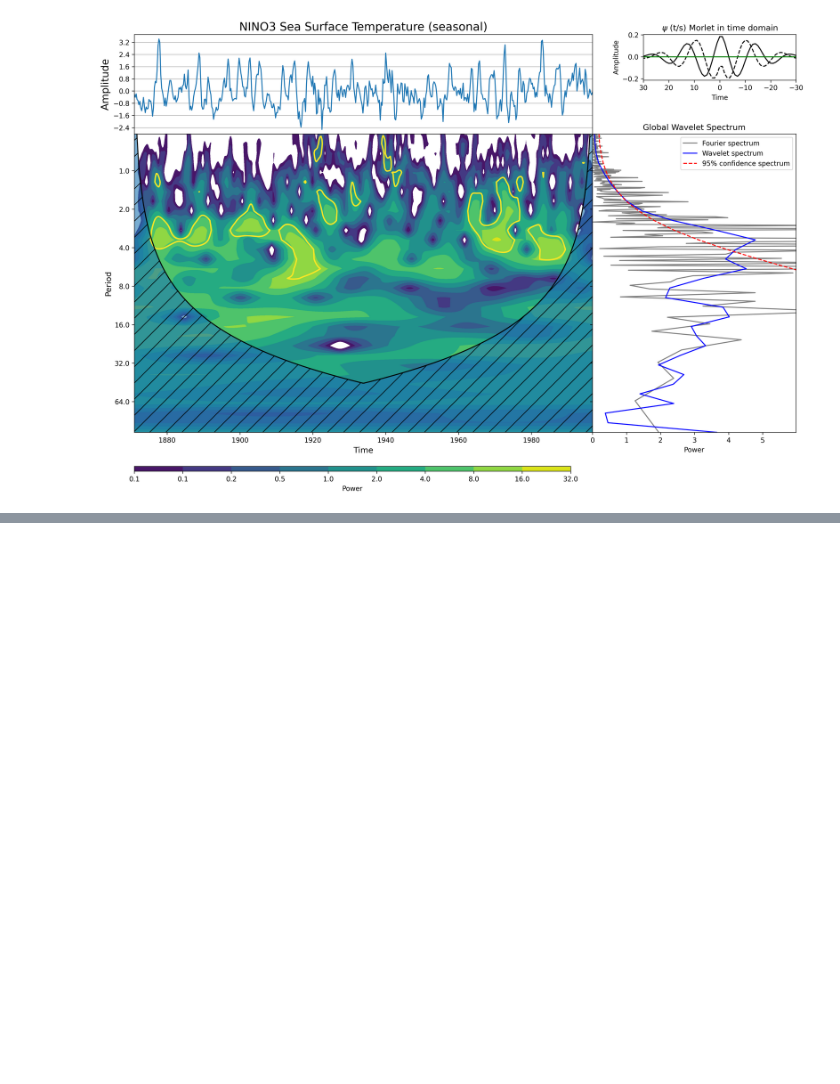
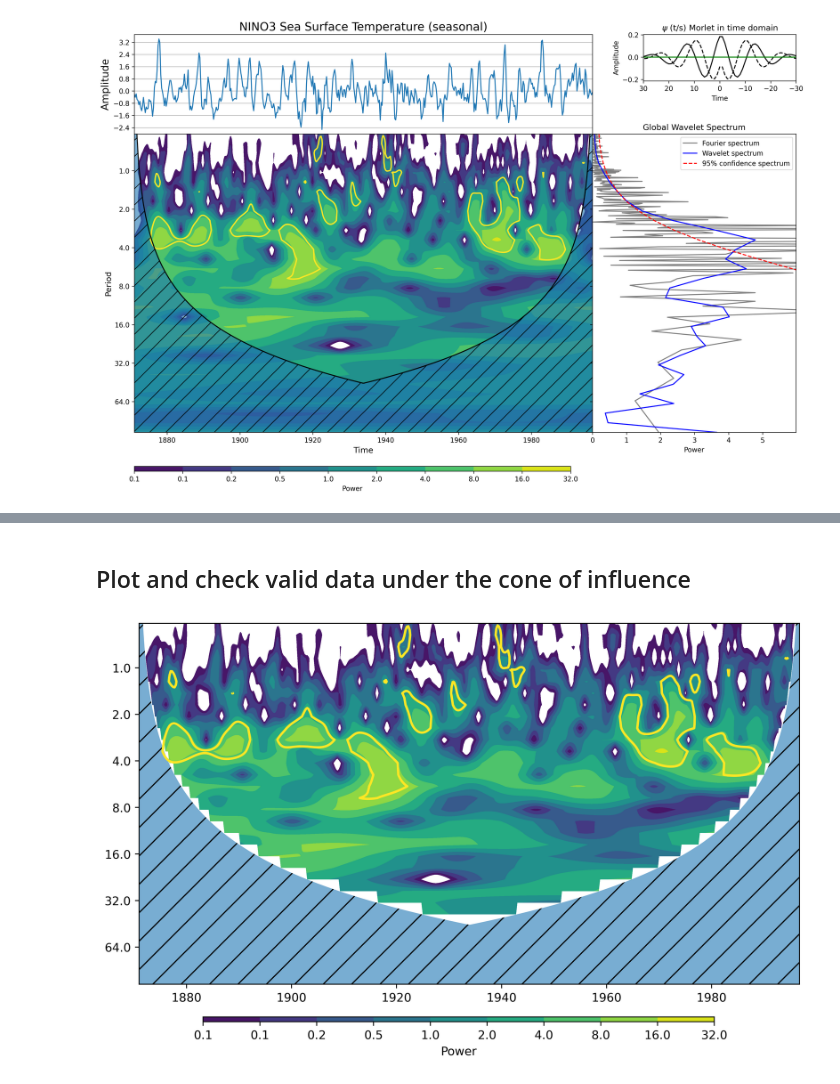
Before and after one commit to mabelcalim/waipy, a Jupyter notebook: examples/Nino3 example.ipynb, the cells around one changed output, grey strips where cells are left out. Drawn from its saved outputs; the diff is of its cells as text; code cells hidden in the pictures; blank space fills up the shorter version.

Commit message:
extract valid matrix from COI examples

```diff
--- a/examples/Nino3 example.ipynb
+++ b/examples/Nino3 example.ipynb
@@ -28,7 +28,7 @@ dt = 1/4    # amount of time between each time series value, i.e. the sampling t
             # seasonal data 1/4 year - 4 measures in 1 year
 
 T1 = 1871.  # start time
-data,time = waipy.load_txt('../../lib/waipy/data/txt/sst_nino3.dat',dt,T1)
+data,time = waipy.load_txt('../lib/waipy/data/txt/sst_nino3.dat',dt,T1)
 print (len(data))
 # %% [output]
 504
@@ -133,0 +145,63 @@ waipy.wavelet_plot(var, time, data_norm, dtmin, result)
+# %%
+import numpy as np
+import numpy.ma as ma
+xm,ym = result['power'].shape
+# create a masked matrix
+mask_COI = ma.masked_all((xm,ym))
+for i in range(xm):
+    for j in range(ym):
+        if ( np.log2(result['period'][i])<= np.log2(result['coi'][j])):
+            #print( np.log2(result_Atl['period'][i]))
+            mask_COI[i,j] = result['power'][i,j]
+# %% [markdown]
+## Plot and check valid data under the cone of influence
+# %%
+from matplotlib.pyplot import *
+def levels(result, dtmin):
+    """
+    Power levels
+    """
+
+    dtmax = result['power'].max()
+    lev = []
+    for i in range(int(log2(dtmax / dtmin)) + 1):
+        dtmin = dtmin * 2
+        lev.append(dtmin)
+    return lev
+
+lev = levels(result, dtmin)
+cmap = mpl.cm.get_cmap('viridis')
+#cmap.set_over('yellow')
+#cmap.set_under('cyan')
+#cmap.set_bad('red')
+
+yt = range(int(np.log2(result['period'][0])),int(np.log2(result['period'][-1]) + 1))
+Yticks = [float(math.pow(2, p)) for p in yt]  # make 2^periods
+
+fig = plt.figure(figsize=(10,5.5), dpi=500)
+
+ax = subplot(1,1,1)
+data,time = waipy.load_txt('../lib/waipy/data/txt/sst_nino3.dat',dt,T1)
+pc=ax.contourf(time,np.log2(result['period']) ,np.log2(mask_COI), np.log2(lev), cmap=cmap)
+ax.contour(time,np.log2(result['period'] ),result['sig95'],[-99, 1],linewidths=2)
+ax.set_yticks(yt)
+ax.set_yticklabels(Yticks)
+ax.set_ylim(ax.get_ylim()[::-1])
+
+
+ax.fill_between(time,np.log2(result['coi']),int(np.log2(result['period'][-1]) + 1),alpha=0.6,hatch='/')
+
+
+position = fig.add_axes([0.2, 0.03, 0.6, 0.01])
+def cb_formatter(x, pos):
+    # x is in base 2
+    linear_number = 2 ** x
+    return '{:.1f}'.format(linear_number)
+
+cbar = plt.colorbar(
+    pc, cax=position, orientation='horizontal',
+    format=mpl.ticker.FuncFormatter(cb_formatter),
+    )
+cbar.set_label('Power')
+# %% [output]
+[figure, added]
```
Also changed, not shown: parts of 4 cells of this notebook, 1 other file.
